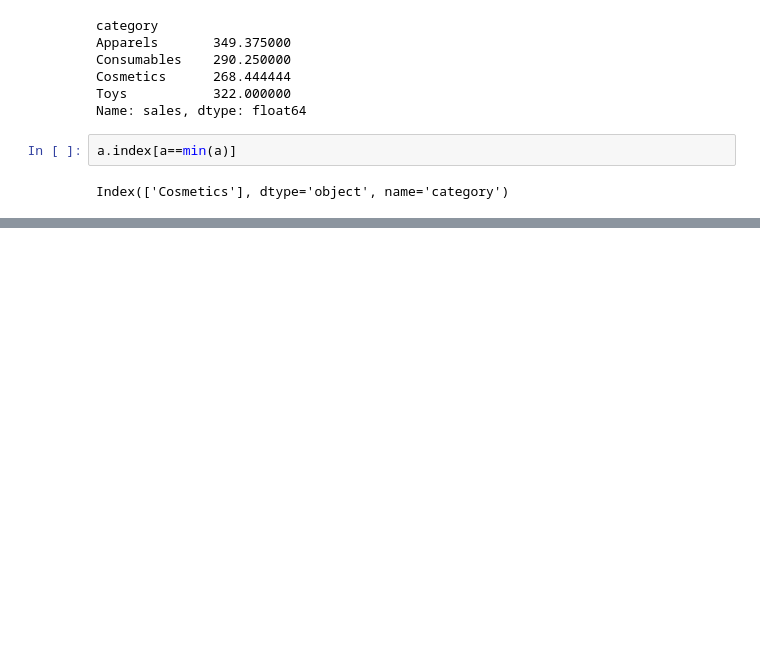
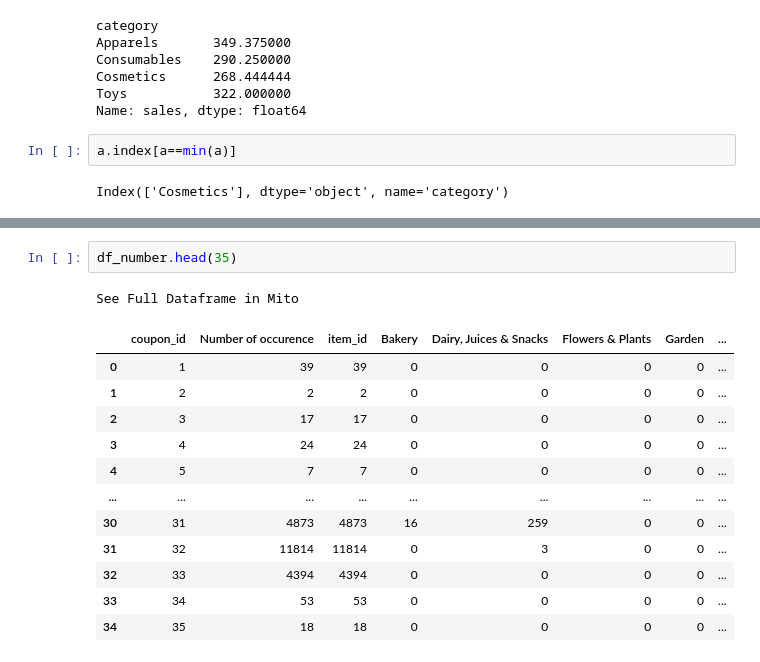
Before and after one commit to ArunavRajkhowa/Python-Notebooks-Problem-Solving, a Jupyter notebook: Datahandling_problems.ipynb, the cells around one changed output, grey strips where cells are left out. Saved outputs shown, nothing was run; the diff lists cells and outputs as text; blank space fills up the shorter version.

```diff
--- a/Datahandling_problems.ipynb
+++ b/Datahandling_problems.ipynb
@@ -164,0 +350,16 @@ Index(['Cosmetics'], dtype='object', name='category')
+# %%
+df_number.head(35)
+# %% [output]
+See Full Dataframe in Mito
+|  | coupon_id | Number of occurence | item_id | Bakery | Dairy, Juices & Snacks | Flowers & Plants | Garden | ... |
+| 0 | 1 | 39 | 39 | 0 | 0 | 0 | 0 | ... |
+| 1 | 2 | 2 | 2 | 0 | 0 | 0 | 0 | ... |
+| 2 | 3 | 17 | 17 | 0 | 0 | 0 | 0 | ... |
+| 3 | 4 | 24 | 24 | 0 | 0 | 0 | 0 | ... |
+| 4 | 5 | 7 | 7 | 0 | 0 | 0 | 0 | ... |
+| ... | ... | ... | ... | ... | ... | ... | ... | ... |
+| 30 | 31 | 4873 | 4873 | 16 | 259 | 0 | 0 | ... |
+| 31 | 32 | 11814 | 11814 | 0 | 3 | 0 | 0 | ... |
+| 32 | 33 | 4394 | 4394 | 0 | 0 | 0 | 0 | ... |
+| 33 | 34 | 53 | 53 | 0 | 0 | 0 | 0 | ... |
+| 34 | 35 | 18 | 18 | 0 | 0 | 0 | 0 | ... |
```
Also changed, not shown: parts of 26 cells of this notebook.
